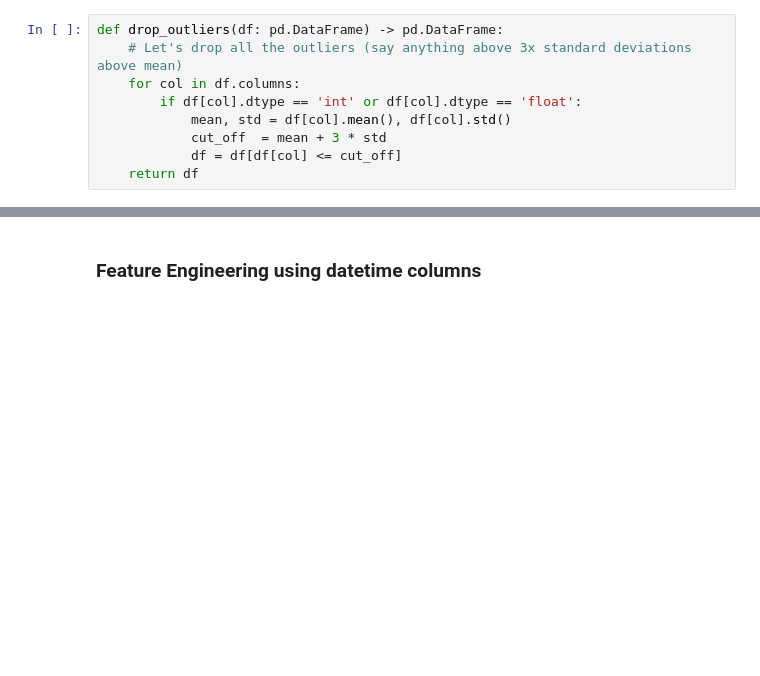
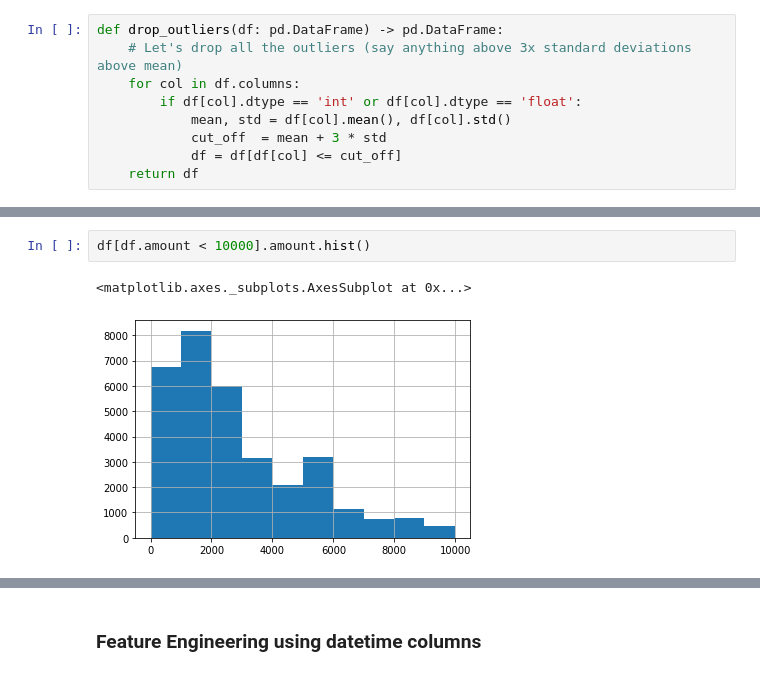
Before and after one commit to Ali-Parandeh/credit-kudos, a Jupyter notebook: notebooks/credit-kudos.ipynb, the cells around one changed output, grey strips where cells are left out. Drawn from its saved outputs; the diff is of its cells as text; blank space fills up the shorter version.

```diff
--- a/notebooks/credit-kudos.ipynb
+++ b/notebooks/credit-kudos.ipynb
@@ -46,0 +114,5 @@ def drop_outliers(df: pd.DataFrame) -> pd.DataFrame:
+# %%
+df[df.amount < 10000].amount.hist()
+# %% [output]
+<matplotlib.axes._subplots.AxesSubplot at 0x...>
+[figure, added]
```
Also changed, not shown: parts of 29 cells of this notebook.
